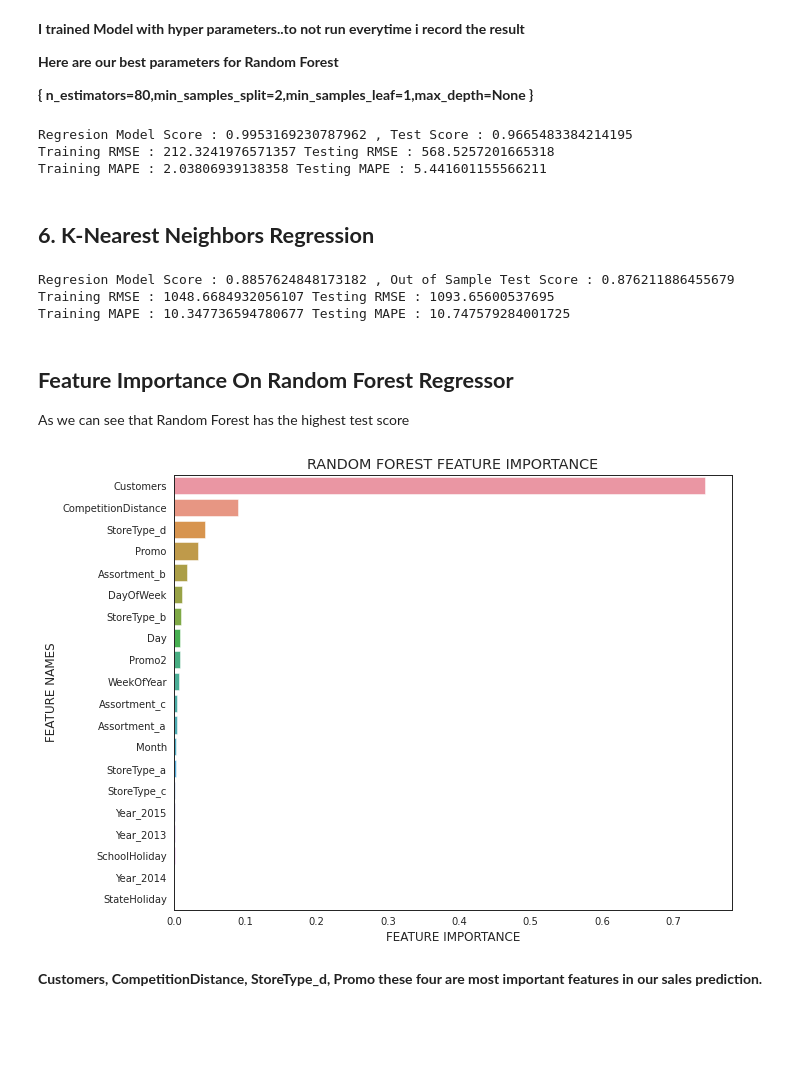
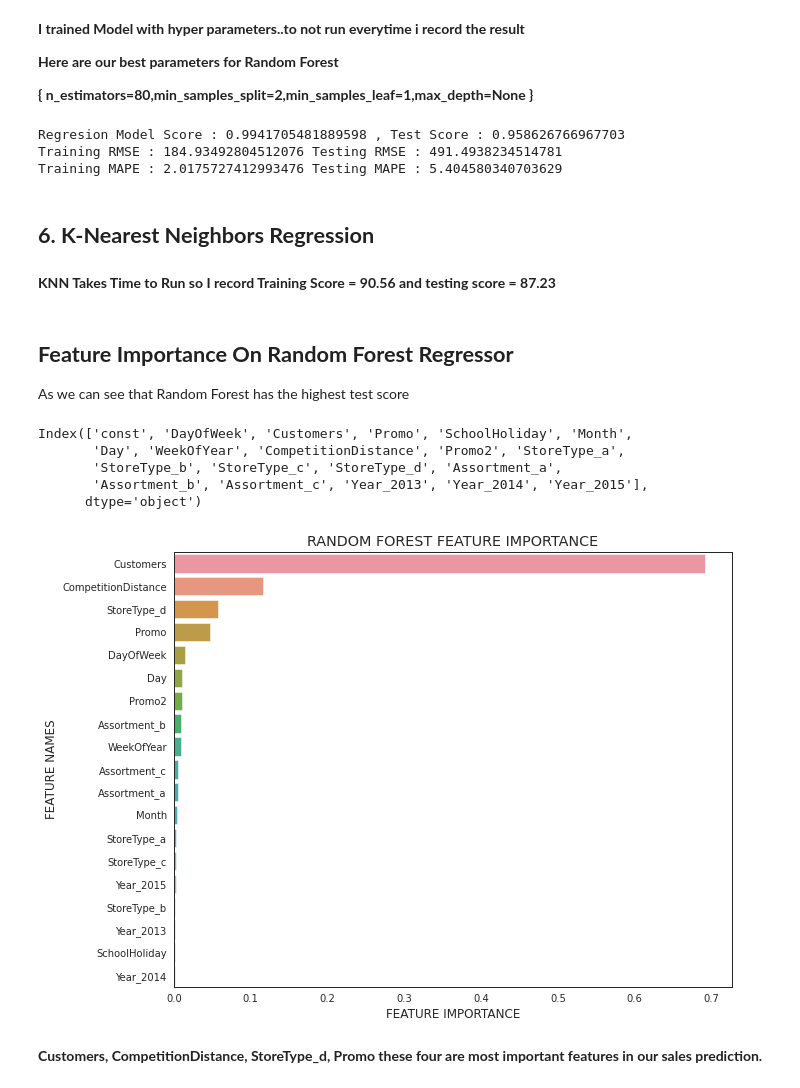
Before and after one commit to sagarrokad1/Retail-Sales-Prediction, a Jupyter notebook: Rossmann_Sales_Prediction_Capstone_Project.ipynb, the cells around one changed output. Drawn from its saved outputs; the diff is of its cells as text; code cells hidden in the pictures; blank space fills up the shorter version.

```diff
--- a/Rossmann_Sales_Prediction_Capstone_Project.ipynb
+++ b/Rossmann_Sales_Prediction_Capstone_Project.ipynb
@@ -263,3 +266,5 @@ plt.show()
+# %%
+rossman_df.drop('StateHoliday',inplace=True,axis=1)
 # %% [markdown]
 **Histogram Representation of Sales. Here 0 is showing because most of the time store was closed.**
 # %%
@@ -509,3 +516,16 @@ df = df[df.Sales != 0]
+# %%
+#removing outliers
+def remove_outlier(df_in, col_name):
+    q1 = df_in[col_name].quantile(0.25)
+    q3 = df_in[col_name].quantile(0.75)
+    iqr = q3-q1 #Interquartile range
+    fence_low  = q1-1.5*iqr
+    fence_high = q3+1.5*iqr
+    df_out = df_in.loc[(df_in[col_name] > fence_low) & (df_in[col_name] < fence_high)]
+    return df_out
+# %%
+# defining new variable after removing outliers
+df= remove_outlier(df, 'Sales')
 # %%
 df.shape
 # %% [output]
@@ -574,3 +579,8 @@ X_train,X_test,y_train,y_test = train_test_split(X,y,test_size=0.2, random_state
+# %%
+# Transforming data
+scaler = MinMaxScaler()
+X_train = scaler.fit_transform(X_train)
+X_test = scaler.transform(X_test)
 # %% [markdown]
 ## **Implementing Supervised Machine Learning algorithms.**
 # %% [markdown]
@@ -771,8 +796,11 @@ Training MAPE : 4.963879358152711 Testing MAPE : 6.681282083812334
 rdf = RandomForestRegressor(n_estimators=80,min_samples_split=2, min_samples_leaf=1,max_depth=None,n_jobs=-1)
 rdfreg = rdf.fit(X_train, y_train)
 # %%
-print("Regresion Model Score" , ":" , rdfreg.score(X_train, y_train) , "," ,
-      "Test Score" ,":" , rdfreg.score(X_test, y_test))
+train_score_6=rdfreg.score(X_train,y_train)
+test_score_6=rdfreg.score(X_test,y_test)
+
+print("Regresion Model Score" , ":" , train_score_6 , "," ,
+      "Test Score" ,":" , test_score_6)
 
 y_predicted_2 = rdfreg.predict(X_train)
 y_test_predicted_2 = rdfreg.predict(X_test)
@@ -782,9 +810,9 @@ print("Training RMSE", ":", rmse(y_train, y_predicted_2),
 print("Training MAPE", ":", mape(y_train, y_predicted_2),
       "Testing MAPE", ":", mape(y_test, y_test_predicted_2))
 # %% [output]
-Regresion Model Score : 0.9953169230787962 , Test Score : 0.9665483384214195
-Training RMSE : 212.3241976571357 Testing RMSE : 568.5257201665318
-Training MAPE : 2.03806939138358 Testing MAPE : 5.441601155566211
+Regresion Model Score : 0.9941705481889598 , Test Score : 0.958626766967703
+Training RMSE : 184.93492804512076 Testing RMSE : 491.4938234514781
+Training MAPE : 2.0175727412993476 Testing MAPE : 5.404580340703629
 # %% [markdown]
 ## **6. K-Nearest Neighbors Regression**
 # %%
@@ -794,18 +822,19 @@ knnreg = knn.fit(X_train, y_train)
 # %%
-print("Regresion Model Score" , ":" , knnreg.score(X_train, y_train) , "," ,
-      "Out of Sample Test Score" ,":" , knnreg.score(X_test, y_test))
+# train_score_7=knnreg.score(X_train,y_train)
+# test_score_7=knnreg.score(X_test,y_test)
 
-y_predicted = knnreg.predict(X_train)
-y_test_predicted = knnreg.predict(X_test)
+# print("Regresion Model Score" , ":" , train_score_7 , "," ,
+#       "Test Score" ,":" , test_score_7)
 
-print("Training RMSE", ":", rmse(y_train, y_predicted),
-      "Testing RMSE", ":", rmse(y_test, y_test_predicted))
-print("Training MAPE", ":", mape(y_train, y_predicted),
-      "Testing MAPE", ":", mape(y_test, y_test_predicted))
+# y_predicted = knnreg.predict(X_train)
+# y_test_predicted = knnreg.predict(X_test)
+
+# print("Training RMSE", ":", rmse(y_train, y_predicted),
+#       "Testing RMSE", ":", rmse(y_test, y_test_predicted))
+# print("Training MAPE", ":", mape(y_train, y_predicted),
+#       "Testing MAPE", ":", mape(y_test, y_test_predicted))
-# %% [output]
-Regresion Model Score : 0.8857624848173182 , Out of Sample Test Score : 0.876211886455679
-Training RMSE : 1048.6684932056107 Testing RMSE : 1093.65600537695
-Training MAPE : 10.347736594780677 Testing MAPE : 10.747579284001725
+# %% [markdown]
+**KNN Takes Time to Run so I record Training Score = 90.56 and testing score = 87.23**
 # %% [markdown]
 ## **Feature Importance On Random Forest Regressor**
 
@@ -832,9 +861,17 @@ def plot_feature_importance(importance,names,model_type):
   plt.title(model_type + ' FEATURE IMPORTANCE')
   plt.xlabel('FEATURE IMPORTANCE')
   plt.ylabel('FEATURE NAMES')
+# %%
+X.columns
+# %% [output]
+Index(['const', 'DayOfWeek', 'Customers', 'Promo', 'SchoolHoliday', 'Month',
+       'Day', 'WeekOfYear', 'CompetitionDistance', 'Promo2', 'StoreType_a',
+       'StoreType_b', 'StoreType_c', 'StoreType_d', 'Assortment_a',
+       'Assortment_b', 'Assortment_c', 'Year_2013', 'Year_2014', 'Year_2015'],
+      dtype='object')
 # %%
-plot_feature_importance(rdfreg.feature_importances_,X_train.columns,'RANDOM FOREST')
+plot_feature_importance(rdfreg.feature_importances_,X.columns[1:],'RANDOM FOREST')
 # %% [output]
-[figure, old version]
+[figure, new version]
 # %% [markdown]
 **Customers, CompetitionDistance, StoreType_d, Promo these four are most important features in our sales prediction.**
```
Also changed, not shown: parts of 25 cells of this notebook.
